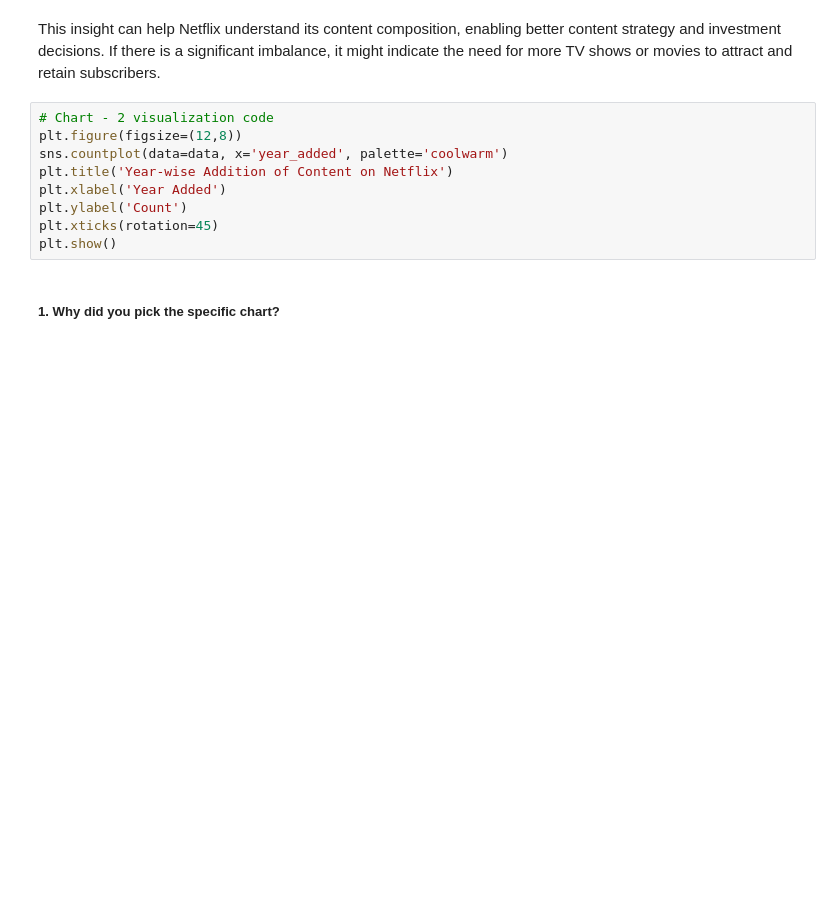
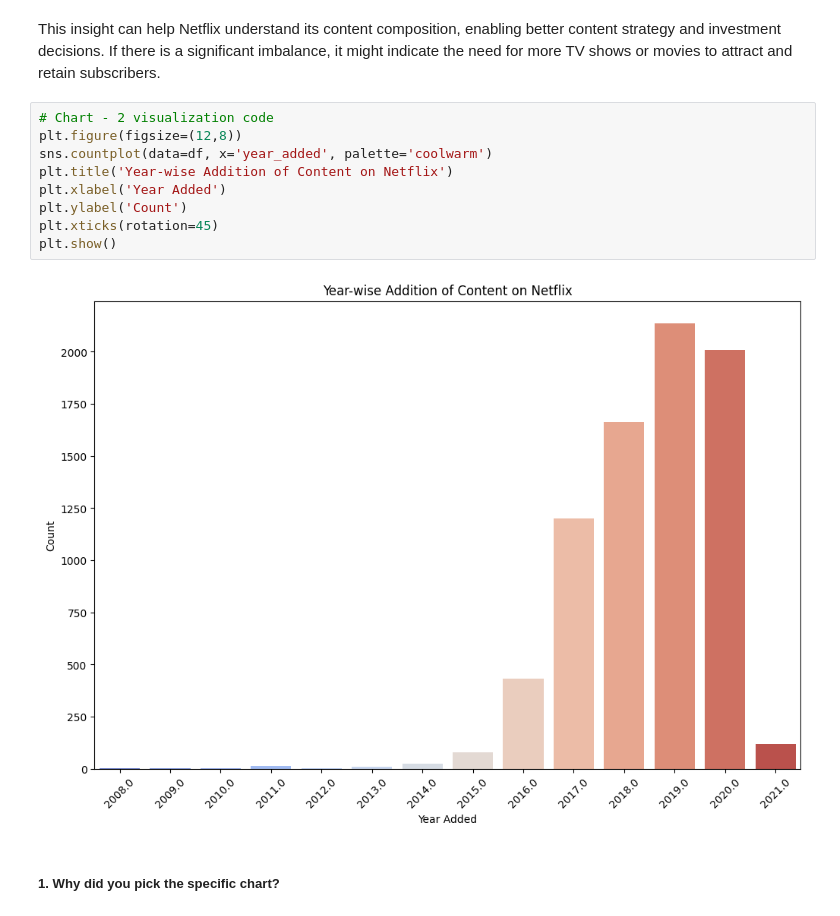
Before and after one commit to Manikanta898/Unsupervised-ML---Netflix-Movies-and-TV-Shows-Clustering, a Jupyter notebook: Netflix_Movies_and_TV_Shows_Clustering.ipynb, the cells around one changed output. Drawn from its saved outputs; the diff is of its cells as text; blank space fills up the shorter version.

```diff
--- a/Netflix_Movies_and_TV_Shows_Clustering.ipynb
+++ b/Netflix_Movies_and_TV_Shows_Clustering.ipynb
@@ -397,12 +506,14 @@ This insight can help Netflix understand its content composition, enabling bette
 # %%
 # Chart - 2 visualization code
 plt.figure(figsize=(12,8))
-sns.countplot(data=data, x='year_added', palette='coolwarm')
+sns.countplot(data=df, x='year_added', palette='coolwarm')
 plt.title('Year-wise Addition of Content on Netflix')
 plt.xlabel('Year Added')
 plt.ylabel('Count')
 plt.xticks(rotation=45)
 plt.show()
+# %% [output]
+[figure, added]
 # %% [markdown]
 ##### 1. Why did you pick the specific chart?
 # %% [markdown]
```
Also changed, not shown: parts of 26 cells of this notebook.
